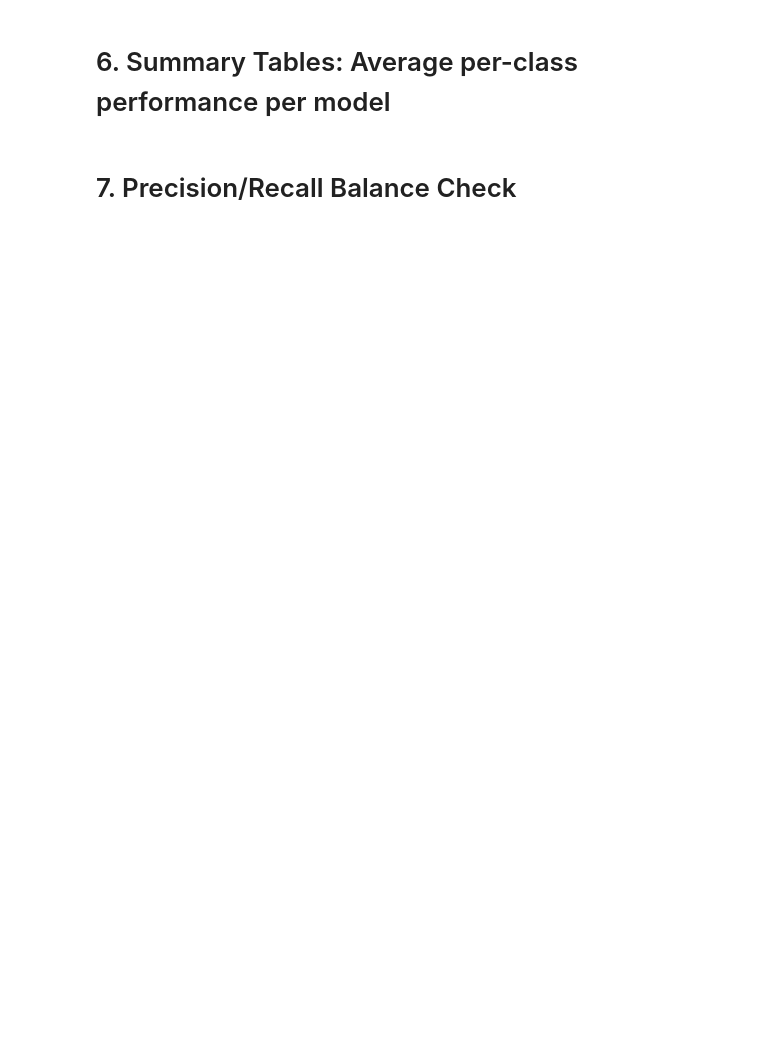
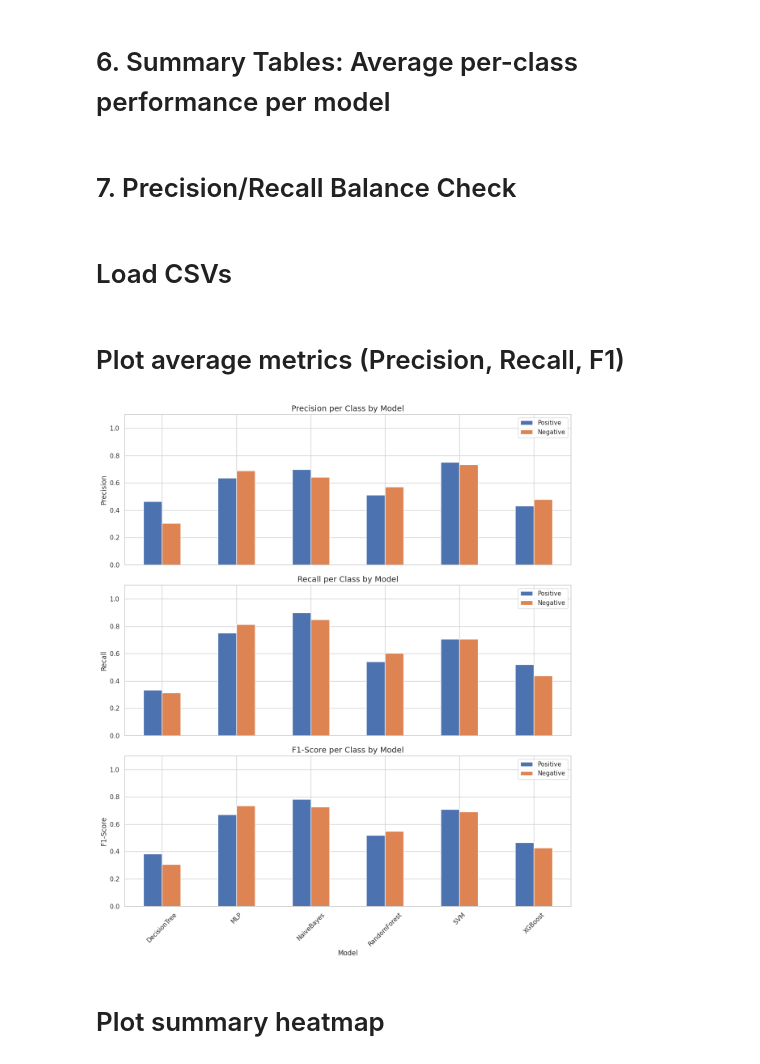
Before and after one commit to soner3/author-classification, a Jupyter notebook: notebooks/03_report.ipynb, the cells around one changed output. Drawn from its saved outputs; the diff is of its cells as text; code cells hidden in the pictures; blank space fills up the shorter version.

```diff
--- a/notebooks/03_report.ipynb
+++ b/notebooks/03_report.ipynb
@@ -155,3 +155,35 @@ balance_df = df.groupby("Model")[["Precision_Diff", "Recall_Diff"]].mean().round
 # Display balance
 balance_df.style.set_caption("Balance between Positive and Negative Precision/Recall").background_gradient(cmap="coolwarm")
 balance_df.to_csv(os.path.join(REPORTS_PATH, "precision_recall_balance.csv"))
+# %% [markdown]
+# Load CSVs
+# %%
+summary_path = "./../reports/per_class_model_summary.csv"
+balance_path = "./../reports/precision_recall_balance.csv"
+
+summary_df = pd.read_csv(summary_path, index_col=0)
+balance_df = pd.read_csv(balance_path, index_col=0)
+# %% [markdown]
+# Plot average metrics (Precision, Recall, F1)
+# %%
+fig, axes = plt.subplots(3, 1, figsize=(12, 14), sharex=True)
+
+metrics = [("Precision", ["Pos_Precision", "Neg_Precision"]),
+           ("Recall", ["Pos_Recall", "Neg_Recall"]),
+           ("F1-Score", ["Pos_F1", "Neg_F1"])]
+
+for i, (title, cols) in enumerate(metrics):
+    summary_df[cols].plot.bar(ax=axes[i])
+    axes[i].set_title(f"{title} per Class by Model", fontsize=14)
+    axes[i].set_ylabel(title)
+    axes[i].legend(["Positive", "Negative"])
+    axes[i].set_ylim(0, 1.1)
+
+plt.xticks(rotation=45)
+plt.tight_layout()
+plt.savefig("./../reports/per_class_metrics_barplot.png")
+plt.show()
+# %% [output]
+[figure, added]
+# %% [markdown]
+# Plot summary heatmap
```
Also changed, not shown: parts of 10 cells of this notebook, 41 other files.
